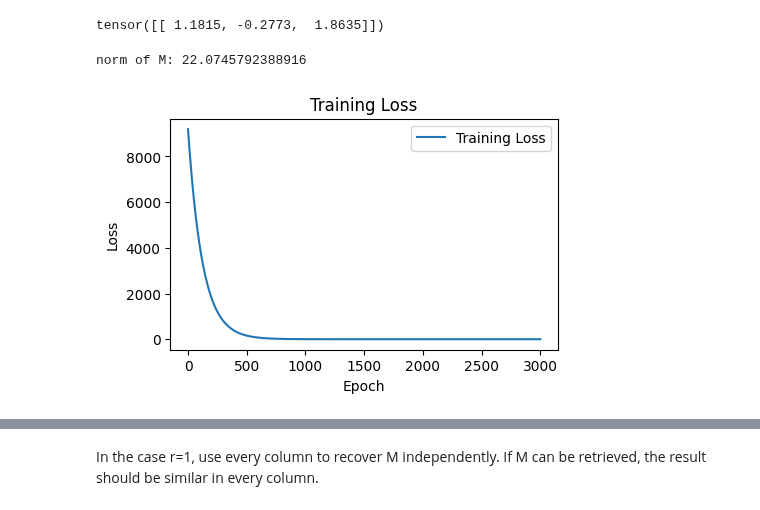
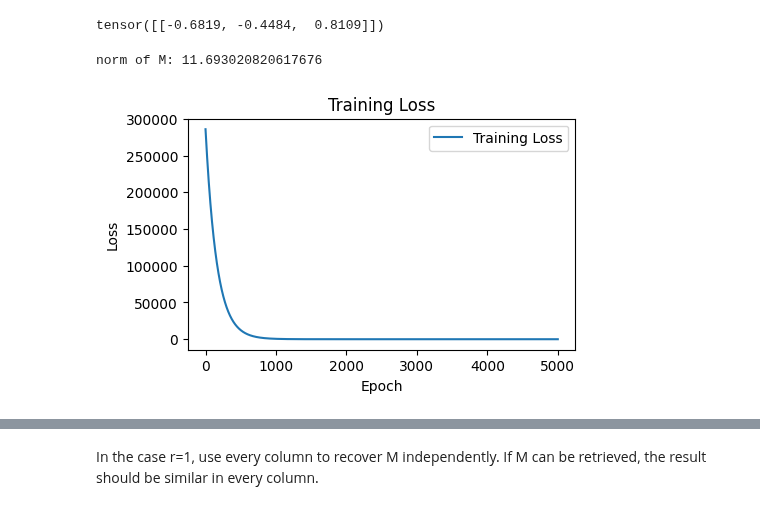
Before and after one commit to VirtuosoResearch/Matrix-completion-from-ultrasparse-samples, a Jupyter notebook: run.ipynb, the cells around one changed output, grey strips where cells are left out. Saved outputs shown, nothing was run; the diff lists cells and outputs as text; code cells hidden in the pictures.

```diff
--- a/run.ipynb
+++ b/run.ipynb
@@ -59,28 +59,28 @@ mat2 = torch.randn(1, 3)
 M = mat1 @ mat2
 
 r = mat2.shape[0]
-epochs = 3000
-alpha = 0
-p = 0.05
+epochs = 5000
+alpha = 0.1
+p = 0.75
 noise = 0.01
 dataset = 'random'
 
 print(mat2)
 # %% [output]
-tensor([[ 1.1815, -0.2773,  1.8635]])
+tensor([[-0.6819, -0.4484,  0.8109]])
 # %%
 """
 Train for X
 """
 # observed M & norm
-mask = torch.bernoulli(torch.full((M.shape[0],), p)).bool()
+mask = torch.bernoulli(torch.full((M.shape[0],), (1-p))).bool()
 observed_M = deepcopy(M)
 observed_M[mask] = 0 # mask user
 #observed_M = M
-observed_M_norm, scale_M = svd_norm(observed_M) # svd norm
-MTM = torch.mm(observed_M_norm.t(), observed_M_norm)
+#observed_M_norm, scale_M = svd_norm(observed_M) # svd norm
+MTM = torch.mm(observed_M.t(), observed_M)
 scale_diag = (p-1) / (p**2) * torch.diag(MTM).diag() # objective matrix
-A = scale_diag + MTM
+A = scale_diag + ((1/(p**2)) *MTM)
 
 print(f"norm of M: {torch.norm(M)}")
 
@@ -94,33 +94,35 @@ optimizer = optim.SGD([X], lr=eta)
 
 # opt
 train_losses = []
 writer = SummaryWriter('runs/'+dataset)
 for i in loop:
     loss = ((X - A)**2).mean() # mse loss
     U, D, Vt = torch.linalg.svd(X, full_matrices=False)
     loss.backward()
 
     noise_matrix = torch.normal(mean=0, std=noise, size=(d2, d2))
 
     X.grad = X.grad + alpha * U @ Vt + noise_matrix # alg
     """
     with torch.no_grad():
         X.data += -eta*X.grad
     """
     optimizer.step()
     X.grad.zero_()
     #print(loss.item())
     writer.add_scalar('Loss', loss.item(), i)
     train_losses.append(loss.item())
-    loop.set_postfix_str('In epoch {}, loss: {:.3f})'.format(i, loss.item()))
+    loop.set_postfix_str('In epoch {}, loss: {:.6f})'.format(i, loss.item()))
 
 plt.figure(figsize=(5, 3))
 plt.plot(train_losses, label='Training Loss')
 plt.xlabel('Epoch')
 plt.ylabel('Loss')
 plt.title('Training Loss')
 plt.legend()
 plt.show()
+
+X_stable = X
 # %% [output]
-norm of M: 22.0745792388916
+norm of M: 11.693020820617676
-[figure, old version]
+[figure, new version]
```
Also changed, not shown: parts of 3 cells of this notebook, 23 other files.
